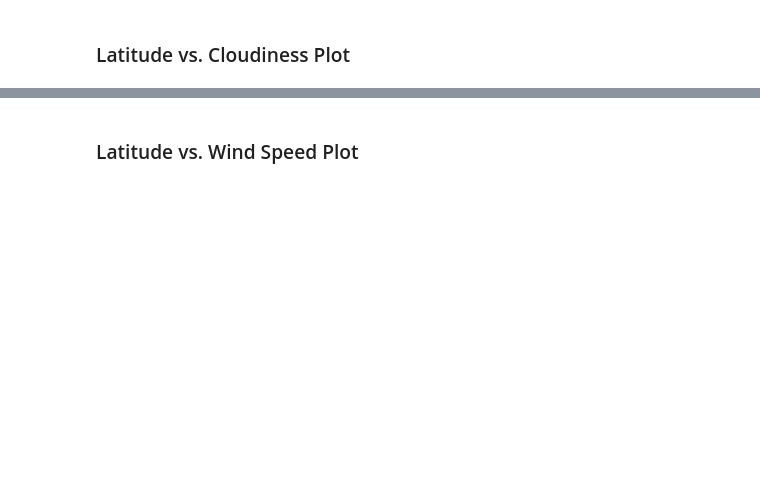
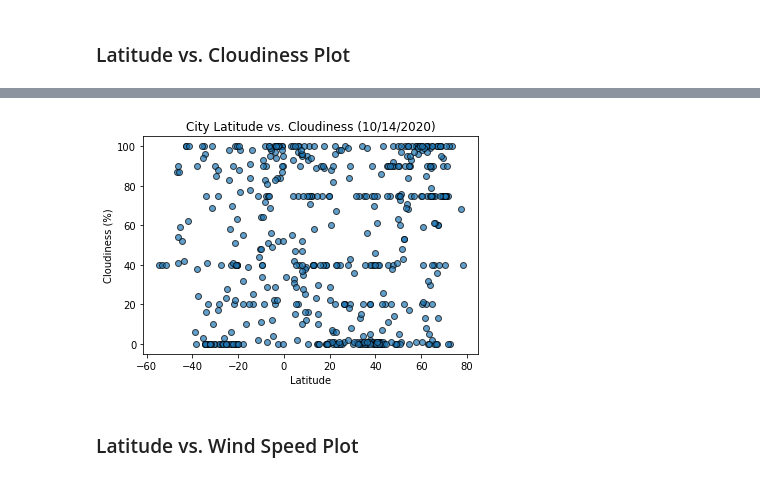
Before and after one commit to deepavadakan/python-api-challenge, a Jupyter notebook: WeatherPy/WeatherPy.ipynb, the cells around one changed output, grey strips where cells are left out. Saved outputs shown, nothing was run; the diff lists cells and outputs as text; code cells hidden in the pictures; blank space fills up the shorter version.

```diff
--- a/WeatherPy/WeatherPy.ipynb
+++ b/WeatherPy/WeatherPy.ipynb
@@ -106,2 +187,12 @@ Data Retrieval Complete
+# %%
+#plot the scatter plot
+plt.scatter(cities_df['Lat'], cities_df['Cloudiness'], edgecolors='black', alpha=.7)
+plt.title(f"City Latitude vs. Cloudiness ({today_date})")
+plt.xlabel("Latitude")
+plt.ylabel("Cloudiness (%)")
+plt.savefig("../Images/lat_cloudiness.png", bbox_inches="tight", pad_inches=.3)
+plt.show()
+# %% [output]
+[figure, added]
 # %% [markdown]
 ### Latitude vs. Wind Speed Plot
```
Also changed, not shown: parts of 30 cells of this notebook, 6 other files.
